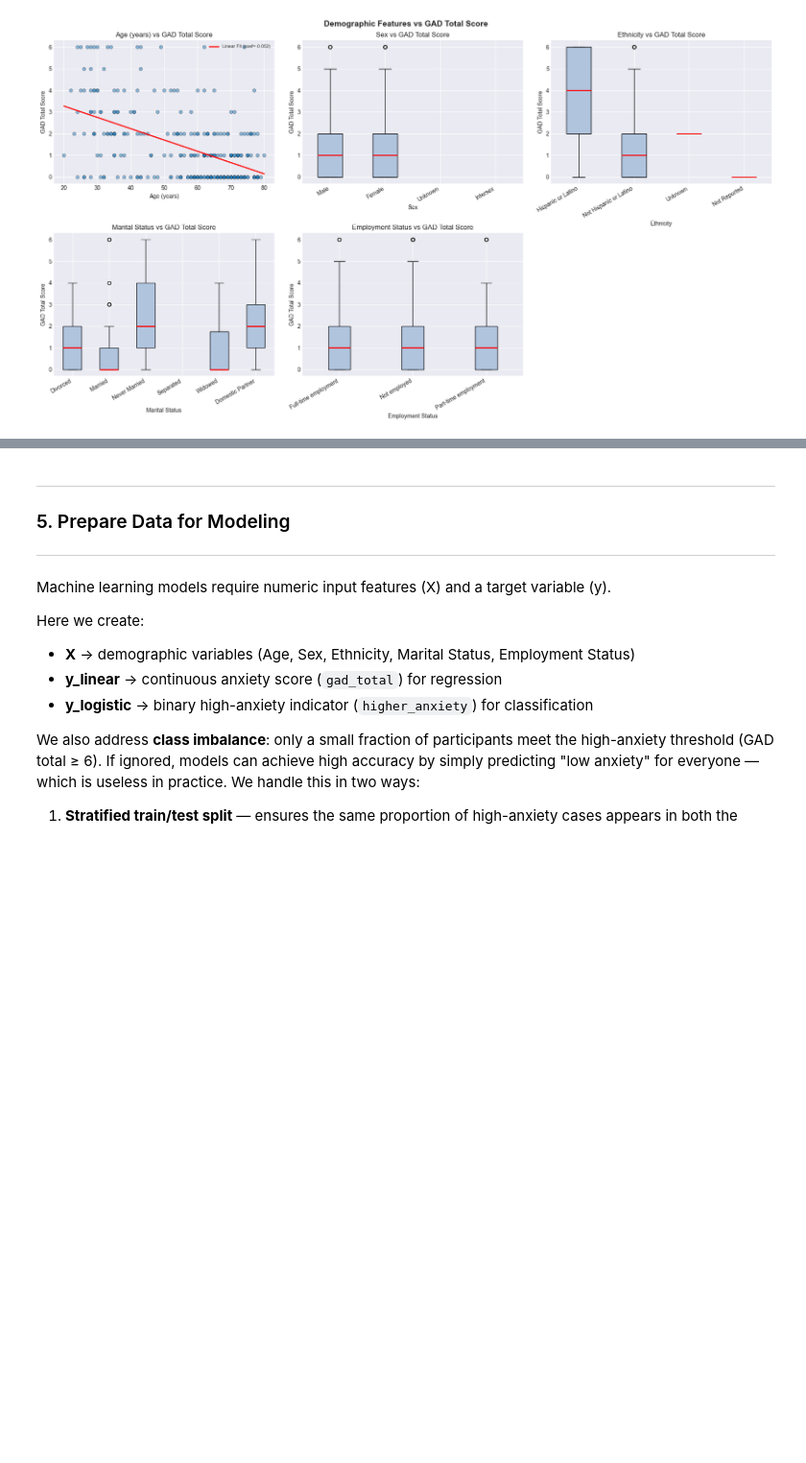
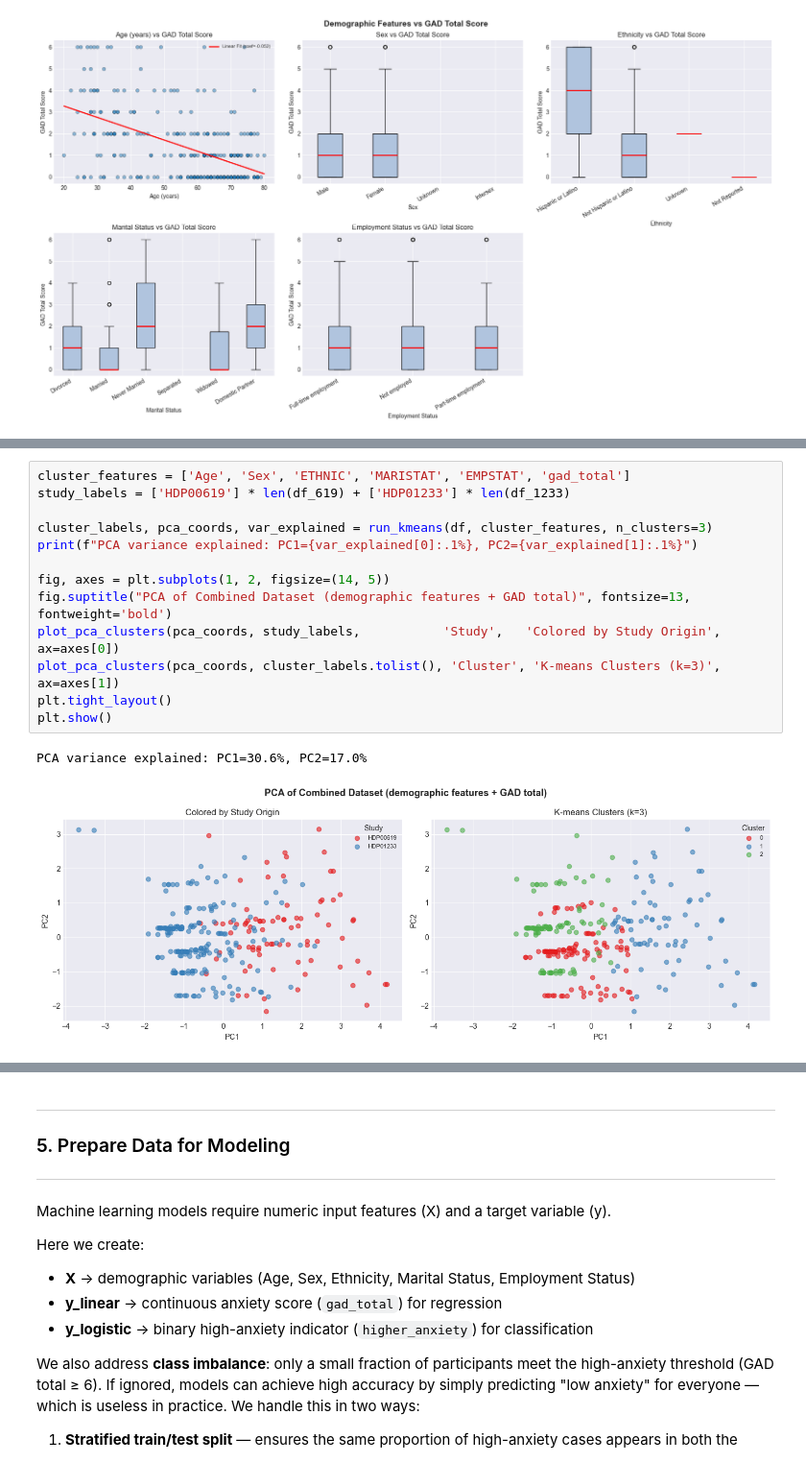
Before and after one commit to pschumm/heal-reuse-examples, a Jupyter notebook: gad2_demographics_example/Notebooks/presentation.ipynb, the cells around one changed output, grey strips where cells are left out. Shown at 96% size. Cells and saved outputs as stored; diff of their text form; blank space fills up the shorter version.

```diff
--- a/gad2_demographics_example/Notebooks/presentation.ipynb
+++ b/gad2_demographics_example/Notebooks/presentation.ipynb
@@ -266,0 +271,16 @@ plt.show()
+# %%
+cluster_features = ['Age', 'Sex', 'ETHNIC', 'MARISTAT', 'EMPSTAT', 'gad_total']
+study_labels = ['HDP00619'] * len(df_619) + ['HDP01233'] * len(df_1233)
+
+cluster_labels, pca_coords, var_explained = run_kmeans(df, cluster_features, n_clusters=3)
+print(f"PCA variance explained: PC1={var_explained[0]:.1%}, PC2={var_explained[1]:.1%}")
+
+fig, axes = plt.subplots(1, 2, figsize=(14, 5))
+fig.suptitle("PCA of Combined Dataset (demographic features + GAD total)", fontsize=13, fontweight='bold')
+plot_pca_clusters(pca_coords, study_labels,           'Study',   'Colored by Study Origin',     ax=axes[0])
+plot_pca_clusters(pca_coords, cluster_labels.tolist(), 'Cluster', 'K-means Clusters (k=3)',      ax=axes[1])
+plt.tight_layout()
+plt.show()
+# %% [output]
+PCA variance explained: PC1=30.6%, PC2=17.0%
+[figure, added]
```
Also changed, not shown: parts of 11 cells of this notebook, 2 other files.
